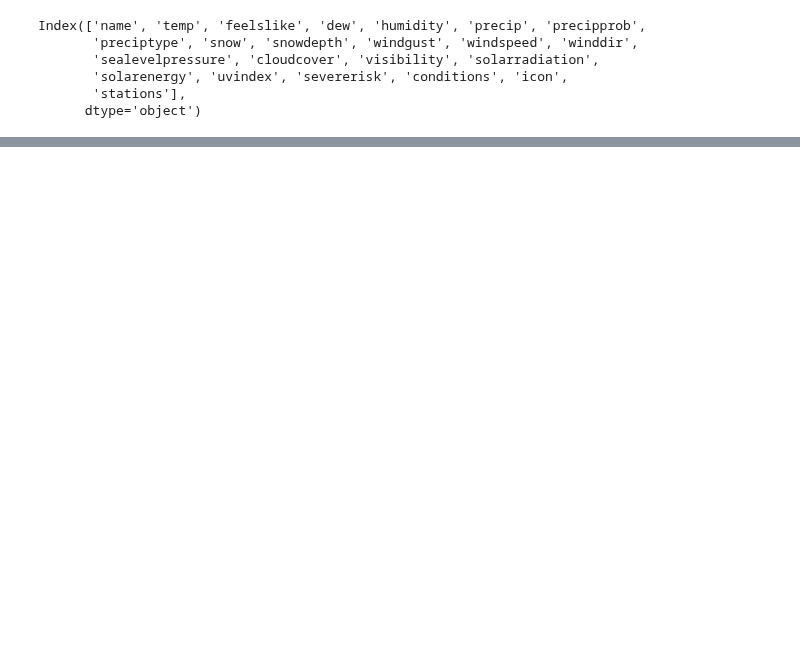
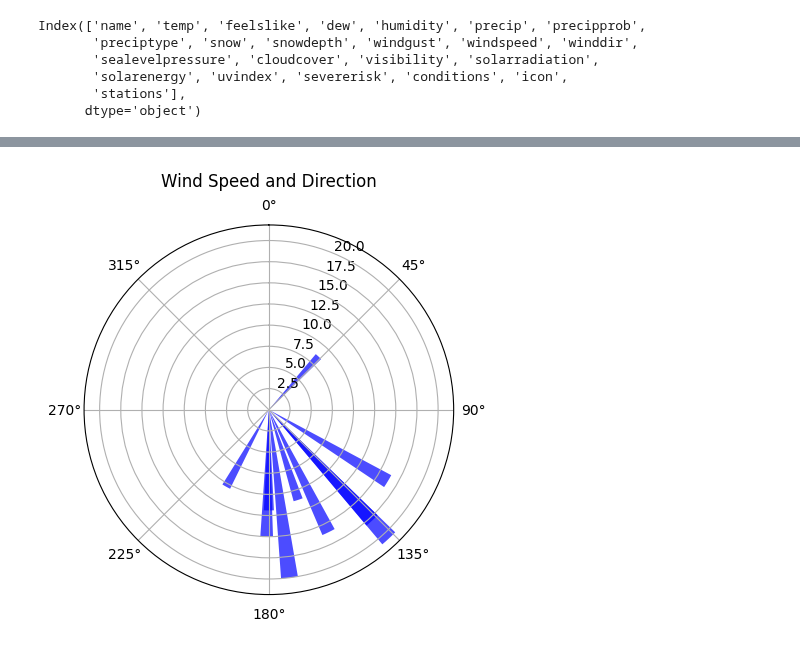
Before and after one commit to werowe/HypatiaAcademy, a Jupyter notebook: stats/paphos_daily_weather_csv.ipynb, the cells around one changed output, grey strips where cells are left out. Cells and saved outputs as stored; diff of their text form; code cells hidden in the pictures; blank space fills up the shorter version.

```diff
--- a/stats/paphos_daily_weather_csv.ipynb
+++ b/stats/paphos_daily_weather_csv.ipynb
@@ -381,0 +378,6 @@ rain[['precip','preciptype','windspeed','winddir','cloudcover','visibility','win
+# %%
+
+
+wind=rain.loc[pd.Timestamp.now() - pd.Timedelta(days=2):, ['windgust', 'windspeed', 'winddir']]
+
+wind
@@ -381,0 +397,23 @@ rain[['precip','preciptype','windspeed','winddir','cloudcover','visibility','win
+# %%
+import numpy as np
+import matplotlib.pyplot as plt
+
+# Sample data
+windspeed = wind['windspeed']  # Example wind speeds
+winddir = wind['winddir']  # Wind directions in degrees
+
+# Convert degrees to radians
+winddir_radians = np.deg2rad(winddir)
+
+# Create polar plot
+fig, ax = plt.subplots(subplot_kw={'projection': 'polar'})
+ax.bar(winddir_radians, windspeed, width=0.1, color='b', alpha=0.7)  # Bars for windspeed
+
+# Customize plot
+ax.set_theta_zero_location("N")  # North at the top
+ax.set_theta_direction(-1)       # Clockwise direction
+ax.set_title("Wind Speed and Direction", va='bottom')
+
+plt.show()
+# %% [output]
+[figure, added]
```
Also changed, not shown: parts of 6 cells of this notebook.
